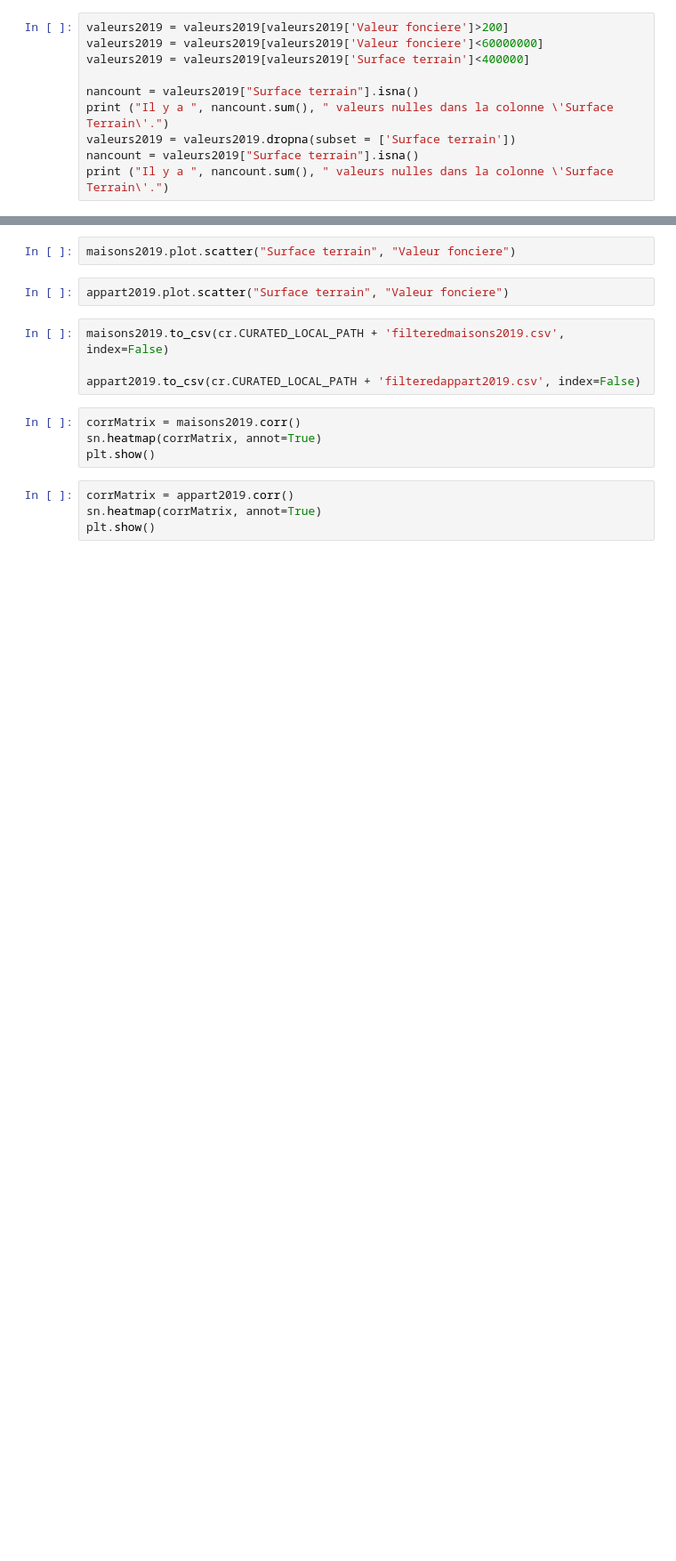
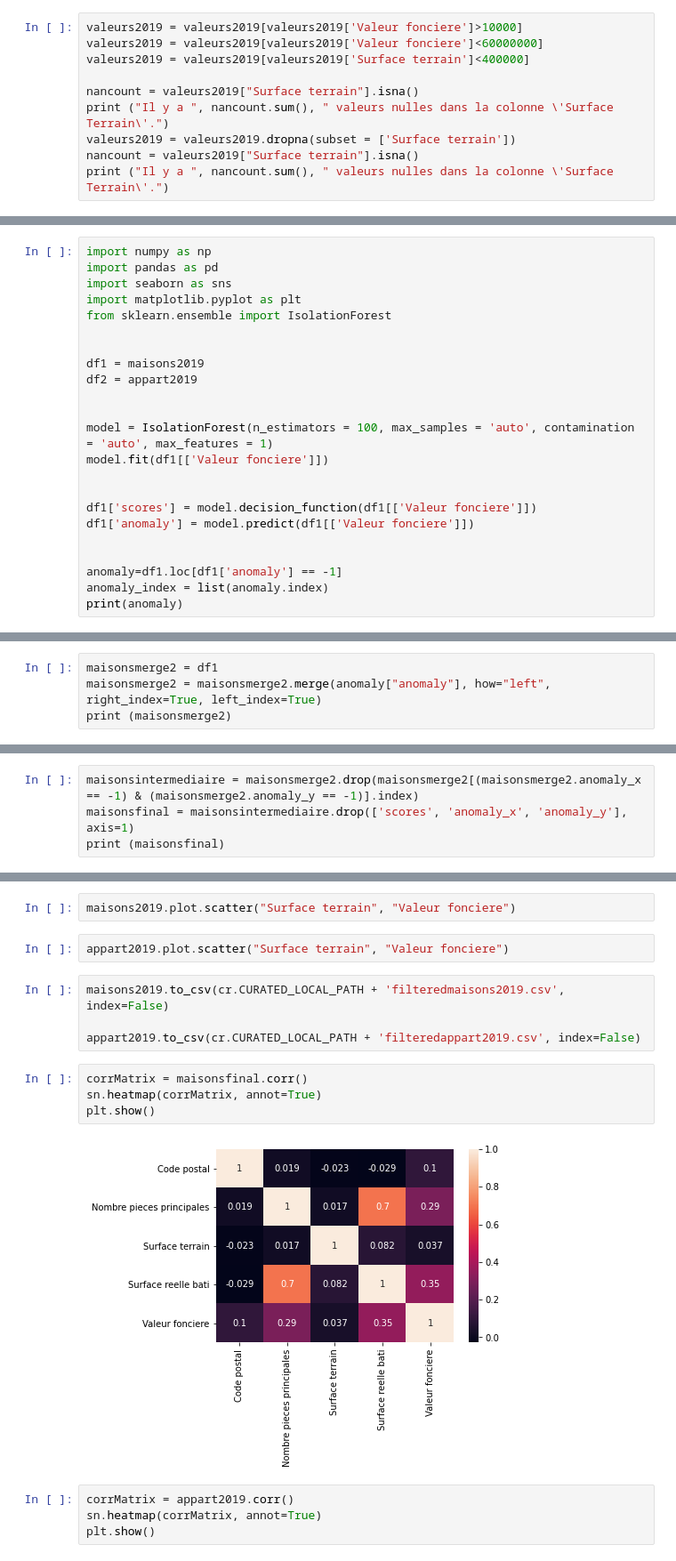
Before and after one commit to Twizzle1997/Immothep, a Jupyter notebook: notebook.ipynb, the cells around one changed output, grey strips where cells are left out. Shown: that part at 89% size. Saved outputs shown, nothing was run; the diff lists cells and outputs as text; blank space fills up the shorter version.

Commit message:
df maison propre

```diff
--- a/notebook.ipynb
+++ b/notebook.ipynb
@@ -140,7 +167,7 @@ valeurs2019[['Valeur fonciere']] = valeurs2019[['Valeur fonciere']].replace(',',
 
 valeurs2019[['Valeur fonciere']]  = valeurs2019[['Valeur fonciere']].astype('float')
 # %%
-valeurs2019 = valeurs2019[valeurs2019['Valeur fonciere']>200]
+valeurs2019 = valeurs2019[valeurs2019['Valeur fonciere']>10000]
 valeurs2019 = valeurs2019[valeurs2019['Valeur fonciere']<60000000]
 valeurs2019 = valeurs2019[valeurs2019['Surface terrain']<400000]
 
@@ -153,3 +183,26 @@ print ("Il y a ", nancount.sum(), " valeurs nulles dans la colonne \'Surface Ter
 maisons2019=valeurs2019[['Code postal', 'Nombre pieces principales', 'Surface terrain', 'Surface reelle bati', 'Valeur fonciere']][valeurs2019['Type local'].str.contains("Maison", regex=True)].reset_index(drop=True)
 
 appart2019=valeurs2019[['Code postal', 'Nombre pieces principales', 'Surface terrain', 'Surface reelle bati', 'Valeur fonciere']][valeurs2019['Type local'].str.contains("Appartement", regex=True)][valeurs2019['Surface reelle bati']>9].reset_index(drop=True)
+# %%
+import numpy as np
+import pandas as pd
+import seaborn as sns
+import matplotlib.pyplot as plt
+from sklearn.ensemble import IsolationForest
+
+
+df1 = maisons2019
+df2 = appart2019
+
+
+model = IsolationForest(n_estimators = 100, max_samples = 'auto', contamination = 'auto', max_features = 1)
+model.fit(df1[['Valeur fonciere']])
+
+
+df1['scores'] = model.decision_function(df1[['Valeur fonciere']])
+df1['anomaly'] = model.predict(df1[['Valeur fonciere']])
+
+
+anomaly=df1.loc[df1['anomaly'] == -1]
+anomaly_index = list(anomaly.index)
+print(anomaly)
@@ -155,0 +249,4 @@ appart2019=valeurs2019[['Code postal', 'Nombre pieces principales', 'Surface ter
+# %%
+maisonsmerge2 = df1
+maisonsmerge2 = maisonsmerge2.merge(anomaly["anomaly"], how="left", right_index=True, left_index=True)
+print (maisonsmerge2)
@@ -155,0 +271,4 @@ appart2019=valeurs2019[['Code postal', 'Nombre pieces principales', 'Surface ter
+# %%
+maisonsintermediaire = maisonsmerge2.drop(maisonsmerge2[(maisonsmerge2.anomaly_x == -1) & (maisonsmerge2.anomaly_y == -1)].index)
+maisonsfinal = maisonsintermediaire.drop(['scores', 'anomaly_x', 'anomaly_y'], axis=1)
+print (maisonsfinal)
@@ -162,9 +299,11 @@ maisons2019.to_csv(cr.CURATED_LOCAL_PATH + 'filteredmaisons2019.csv', index=Fals
 
 appart2019.to_csv(cr.CURATED_LOCAL_PATH + 'filteredappart2019.csv', index=False)
 # %%
-corrMatrix = maisons2019.corr()
+corrMatrix = maisonsfinal.corr()
 sn.heatmap(corrMatrix, annot=True)
 plt.show()
+# %% [output]
+[figure, added]
 # %%
 corrMatrix = appart2019.corr()
 sn.heatmap(corrMatrix, annot=True)
```
Also changed, not shown: parts of 10 cells of this notebook.
